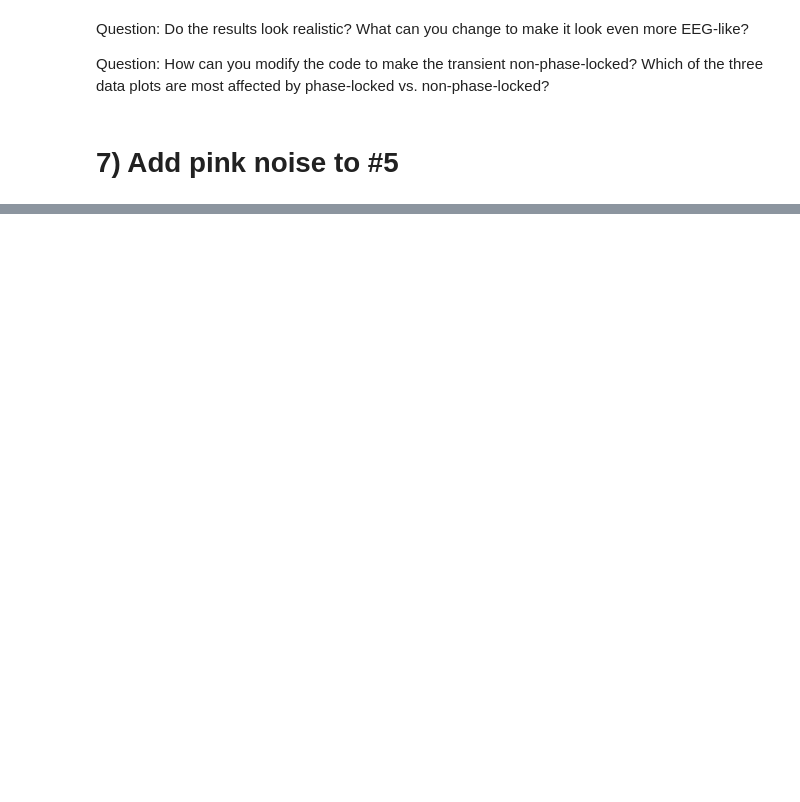
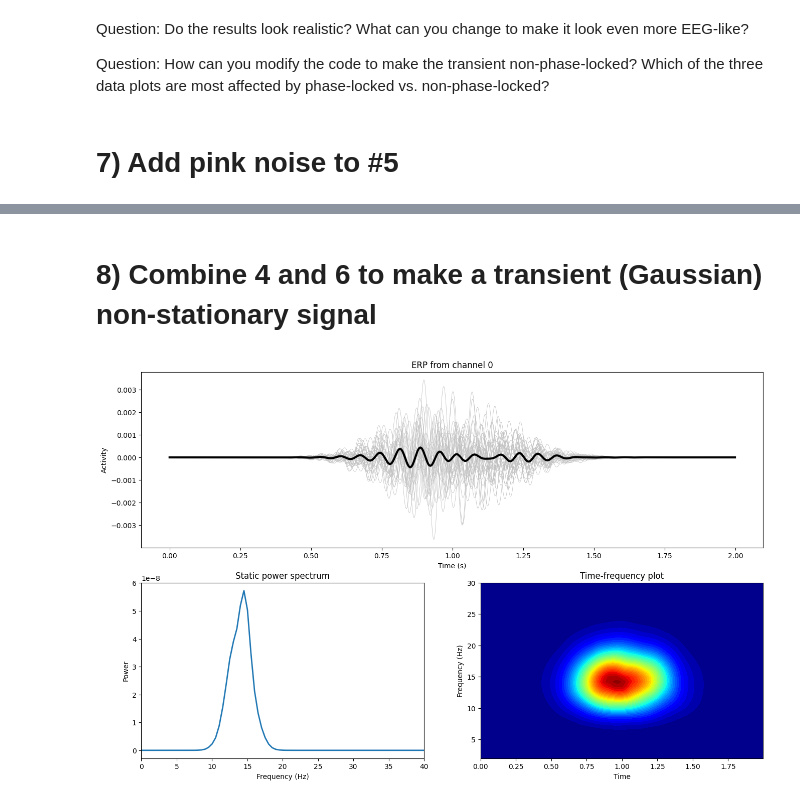
Before and after one commit to shabkr/Neural-Signal-Processing-Analysis, a Jupyter notebook: section_02/uANTS_simulate_problemset.ipynb, the cells around one changed output, grey strips where cells are left out. Saved outputs shown, nothing was run; the diff lists cells and outputs as text; code cells hidden in the pictures; blank space fills up the shorter version.

```diff
--- a/section_02/uANTS_simulate_problemset.ipynb
+++ b/section_02/uANTS_simulate_problemset.ipynb
@@ -266,0 +272,42 @@ plot_simEEG(EEG,1,1)
+# %% [markdown]
+# 8) Combine 4 and 6 to make a transient (Gaussian) non-stationary signal
+# %%
+# signal parameters in Hz
+peakfreq = 14
+fwhm      =  5
+
+# frequencies
+hz = np.linspace(0,EEG.srate,EEG.pnts)
+
+
+# create frequency-domain Gaussian
+s  = fwhm*(2*np.pi-1)/(4*np.pi) # normalized width
+x  = hz-peakfreq        # shifted frequencies
+fg = np.exp(-0.5*(x/s)**2)   # gaussian
+
+
+
+for chani in range(EEG.nbchan):
+    for triali in range(EEG.trials):
+
+        # As with previous simulations, don't worry if you don't understand the mechanisms;
+        #   that will be clear tomorrow. Instead, you can plot each step to try to build intuition.
+
+        # From 4
+        # Fourier coefficients of random spectrum
+        fc = np.random.rand(1,EEG.pnts) * np.exp(1j*2*np.pi*np.random.rand(1,EEG.pnts))
+        # taper Fourier coefficients by the Gaussian
+        fc1 = np.real(np.fft.ifft(fc*fg))
+
+
+        # From 6
+        #  generate time-domain gaussian
+        gaus = np.exp(-(EEG.times - 1)**2 / (2 * .2**2))
+
+
+        # get EEG data
+        EEG.data[chani,:,triali] = fc1*gaus
+
+plot_simEEG(EEG)
+# %% [output]
+[figure, added]
```
Also changed, not shown: parts of 6 cells of this notebook.
